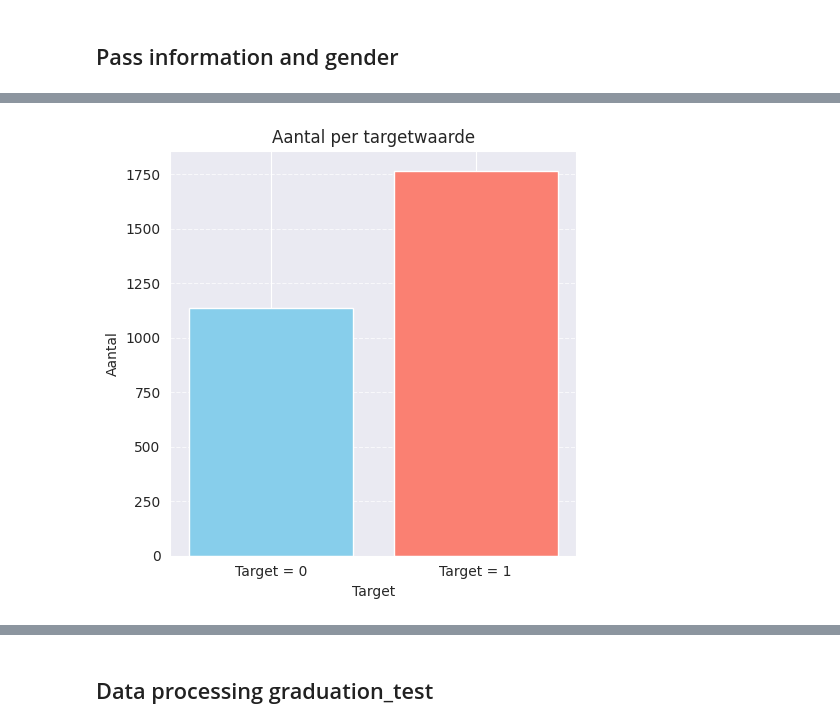
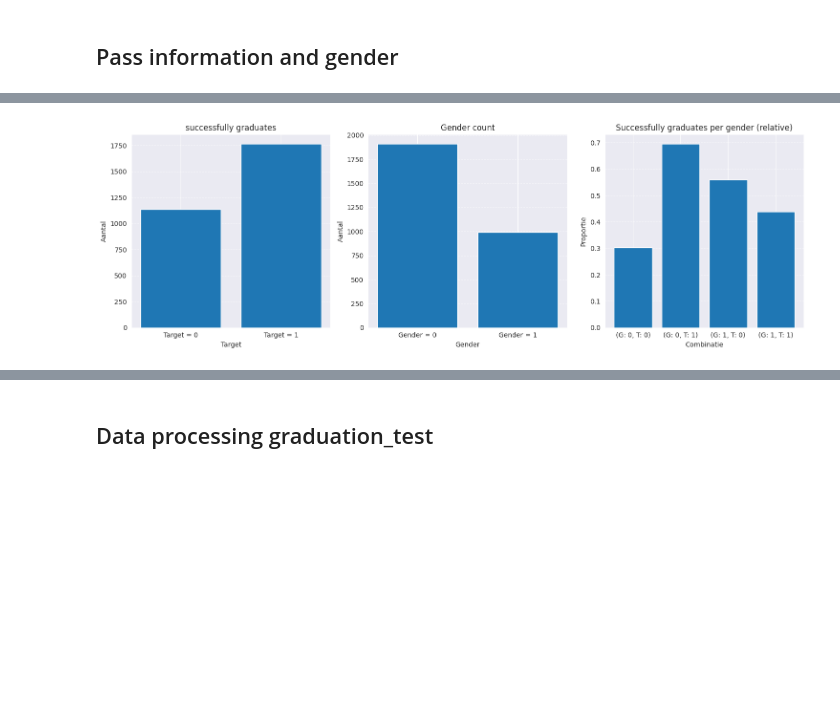
Before and after one commit to SteinVandenbroeke/Data_mining_projects, a Jupyter notebook: Assignment2/Assignment2.ipynb, the cells around one changed output, grey strips where cells are left out. Drawn from its saved outputs; the diff is of its cells as text; code cells hidden in the pictures; blank space fills up the shorter version.

```diff
--- a/Assignment2/Assignment2.ipynb
+++ b/Assignment2/Assignment2.ipynb
@@ -61,58 +61,48 @@ And add 2 new columns to define wether they had a passing grade in the first or
 # %% [markdown]
 ## Pass information and gender
 # %%
-plt.figure(figsize=(5, 5))
-data = {
-    "Passed": [len(df[df["target"] == 0]), len(df[df["target"] == 1])],
-}
+fig, axes = plt.subplots(1, 3, figsize=(15, 5))  # 1 row, 3 columns
 
-labels = ['Target = 0', 'Target = 1']
-values = data["Passed"]
+# First subplot: target counts
+data_target = [len(df[df["target"] == 0]), len(df[df["target"] == 1])]
+labels_target = ['Target = 0', 'Target = 1']
 
-plt.bar(labels, values, color=['skyblue', 'salmon'])
-plt.title('Aantal per targetwaarde')
-plt.xlabel('Target')
-plt.ylabel('Aantal')
-plt.grid(axis='y', linestyle='--', alpha=0.7)
+axes[0].bar(labels_target, data_target)
+axes[0].set_title('successfully graduates')
+axes[0].set_xlabel('Target')
+axes[0].set_ylabel('Aantal')
+axes[0].grid(axis='y', linestyle='--', alpha=0.7)
+
+# Second subplot: gender counts
+data_gender = [len(df[df["gender"] == 0]), len(df[df["gender"] == 1])]
+labels_gender = ['Gender = 0', 'Gender = 1']
+
+axes[1].bar(labels_gender, data_gender)
+axes[1].set_title('Gender count')
+axes[1].set_xlabel('Gender')
+axes[1].set_ylabel('Aantal')
+axes[1].grid(axis='y', linestyle='--', alpha=0.7)
+
+# Third subplot: target by gender proportion
+data_combined = [
+    len(df[(df["target"] == 0) & (df["gender"] == 0)]) / len(df[df["gender"] == 0]),
+    len(df[(df["target"] == 1) & (df["gender"] == 0)]) / len(df[df["gender"] == 0]),
+    len(df[(df["target"] == 0) & (df["gender"] == 1)]) / len(df[df["gender"] == 1]),
+    len(df[(df["target"] == 1) & (df["gender"] == 1)]) / len(df[df["gender"] == 1]),
+]
+labels_combined = ['(G: 0, T: 0)', '(G: 0, T: 1)', '(G: 1, T: 0)', '(G: 1, T: 1)']
+
+axes[2].bar(labels_combined, data_combined)
+axes[2].set_title('Successfully graduates per gender (relative)')
+axes[2].set_xlabel('Combinatie')
+axes[2].set_ylabel('Proportie')
+axes[2].grid(axis='y', linestyle='--', alpha=0.7)
+
 plt.tight_layout()
 plt.savefig("images/target_counts.png")
 
-print(f"Percentage of target = 1 {len(df[df['target'] == 1]) / len(df) * 100:.2f}%")
-
-
-plt.figure(figsize=(5, 5))
-data = {
-    "Gender": [len(df[df["gender"] == 0]), len(df[df["gender"] == 1])],
-}
-
-labels = ['Gender = 0', 'Gender = 1']
-values = data["Gender"]
-
-plt.bar(labels, values, color=['skyblue', 'salmon'])
-plt.title('Aantal per tgender')
-plt.xlabel('Gender')
-plt.ylabel('Aantal')
-plt.grid(axis='y', linestyle='--', alpha=0.7)
-plt.tight_layout()
-plt.savefig("images/target_counts.png")
-plt.figure(figsize=(5, 5))
-
-data = {
-    "Passed": [len(df[df["target"] == 0][df["gender"] == 0])/len(df[df["gender"] == 0]), len(df[df["target"] == 1][df["gender"] == 0])/len(df[df["gender"] == 0]), len(df[df["target"] == 0][df["gender"] == 1])/len(df[df["gender"] == 1]), len(df[df["target"] == 1][df["gender"] == 1])/len(df[df["gender"] == 1])],
-}
-
-labels = ['(T: 0,G: 0)', '(T: 1,G: 0)', '(T: 0,G: 1)', '(T: 1,G: 1)']
-values = data["Passed"]
-
-plt.bar(labels, values, color=['skyblue', 'salmon'])
-plt.title('Aantal per targetwaarde')
-plt.xlabel('Target')
-plt.ylabel('Aantal')
-plt.grid(axis='y', linestyle='--', alpha=0.7)
-plt.tight_layout()
-plt.savefig("images/target_counts.png")
-
-print(f"Total count {sum(data['Passed'])} {len(df)}")
-
-print(f"Percentage of target = 1 {len(df[df['target'] == 1]) / len(df) * 100:.2f}%")
+print(data_combined)
+# Print some stats
+print(f"Percentage of target = 1: {len(df[df['target'] == 1]) / len(df) * 100:.2f}%")
+print(f"Total count sum (proporties): {sum(data_combined):.2f}, total rows: {len(df)}")
 # %% [output]
@@ -122 +112 @@ Percentage of target = 1 60.85%
-[figure, old version]
+[figure, new version]
```
Also changed, not shown: parts of 25 cells of this notebook, 6 other files.
